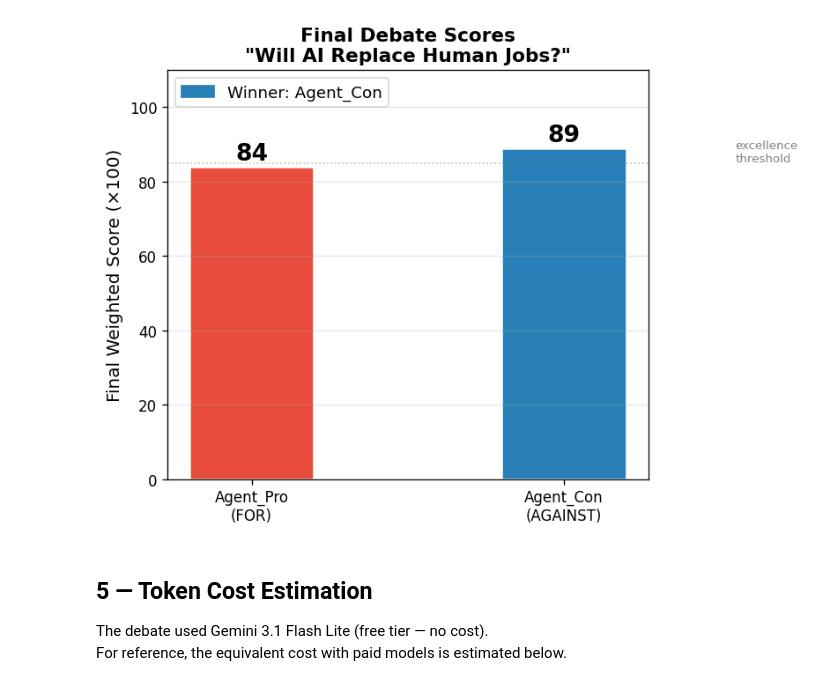
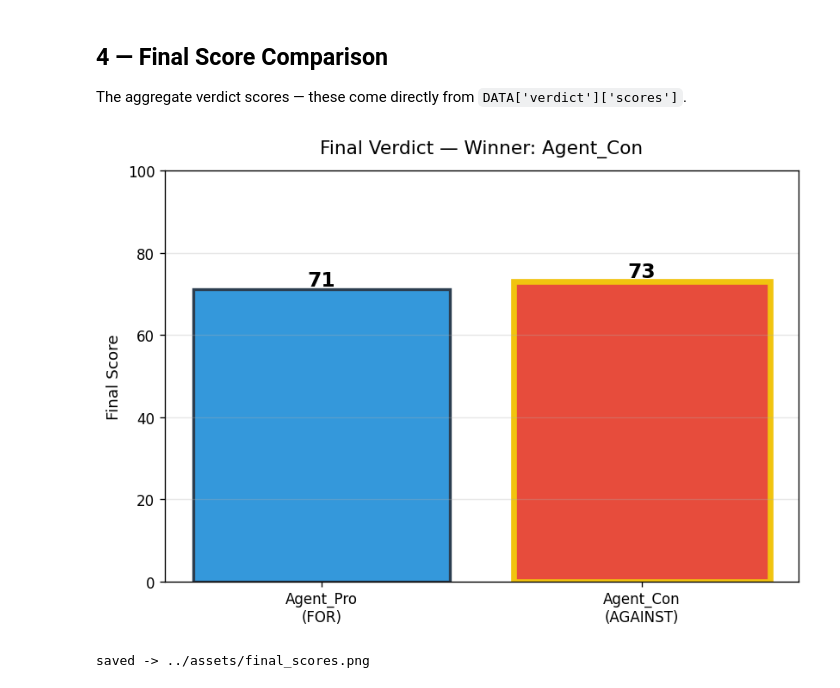
Before and after one commit to ndvp39/Agents_Debate, a Jupyter notebook: notebooks/debate_analysis.ipynb, the cells around one changed output. Saved outputs shown, nothing was run; the diff lists cells and outputs as text; code cells hidden in the pictures.

```diff
--- a/notebooks/debate_analysis.ipynb
+++ b/notebooks/debate_analysis.ipynb
@@ -13,11 +14,17 @@ Dimension averages from LLM verdict: Logic 0.85/0.90, Citation 0.80/0.87, Rhetor
 # %%
+import json
+import re
+from pathlib import Path
+
 import matplotlib.pyplot as plt
-import matplotlib.patches as mpatches
 import numpy as np
 import pandas as pd
 
 plt.rcParams['figure.dpi'] = 120
 plt.rcParams['font.family'] = 'DejaVu Sans'
 
-print('Libraries loaded.')
+ASSETS = Path('..') / 'assets'
+ASSETS.mkdir(parents=True, exist_ok=True)
+DATA = json.loads((Path('..') / 'results' / 'debate_2026-05-28_1800.json').read_text(encoding='utf-8'))
+print(f"Loaded {len(DATA['transcript'])} transcript messages; winner: {DATA['verdict']['winner']}")
 # %% [output]
@@ -142,33 +180,35 @@ plt.show()
+# %% [markdown]
+## 4 — Final Score Comparison
+
+The aggregate verdict scores — these come directly from `DATA['verdict']['scores']`.
 # %%
+final_pro = verdict['scores']['Agent_Pro']
+final_con = verdict['scores']['Agent_Con']
+winner = verdict['winner']
+
 fig, ax = plt.subplots(figsize=(7, 5))
+agents = ['Agent_Pro\n(FOR)', 'Agent_Con\n(AGAINST)']
+finals = [final_pro, final_con]
+colors = ['#3498DB', '#E74C3C']
+bars = ax.bar(agents, finals, color=colors, edgecolor='#2C3E50', linewidth=2)
 
-agents = ['Agent_Pro\n(FOR)', 'Agent_Con\n(AGAINST)']
-finals = [round(np.mean(pro_weighted) * 100), round(np.mean(con_weighted) * 100)]
-colors = ['#E74C3C', '#2980B9']
+winner_idx = 0 if winner == 'Agent_Pro' else 1
+bars[winner_idx].set_edgecolor('#F1C40F')
+bars[winner_idx].set_linewidth(4)
 
-bars = ax.bar(agents, finals, color=colors, width=0.4, edgecolor='white', linewidth=1.5)
 for bar, val in zip(bars, finals):
-    ax.text(bar.get_x() + bar.get_width() / 2, bar.get_height() + 0.5,
-            str(val), ha='center', va='bottom', fontsize=16, fontweight='bold')
+    ax.text(bar.get_x() + bar.get_width() / 2, val + 1, f'{val}',
+            ha='center', fontsize=14, fontweight='bold')
 
-ax.set_ylim(0, 110)
-ax.set_ylabel('Final Weighted Score (×100)', fontsize=12)
-ax.set_title('Final Debate Scores\n"Will AI Replace Human Jobs?"',
-             fontsize=13, fontweight='bold')
-ax.axhline(y=85, color='gray', linestyle=':', alpha=0.5, linewidth=1)
-ax.text(1.55, 85.5, 'excellence\nthreshold', fontsize=8, color='gray')
-ax.grid(True, axis='y', alpha=0.3)
-
-winner_patch = mpatches.Patch(color='#2980B9', label='Winner: Agent_Con')
-ax.legend(handles=[winner_patch], fontsize=11, loc='upper left')
+ax.set_ylim(0, 100)
+ax.set_ylabel('Final Score', fontsize=11)
+ax.set_title(f'Final Verdict — Winner: {winner}', fontsize=13, pad=12)
+ax.grid(True, alpha=0.3, axis='y')
 
 plt.tight_layout()
-plt.savefig('../assets/final_scores.png', dpi=150, bbox_inches='tight')
+plt.savefig(ASSETS / 'final_scores.png', dpi=150, bbox_inches='tight')
 plt.show()
+print(f"saved -> {ASSETS / 'final_scores.png'}")
 # %% [output]
-[figure, old version]
+[figure, new version]
+saved -> ../assets/final_scores.png
-# %% [markdown]
-## 5 — Token Cost Estimation
-
-The debate used Gemini 3.1 Flash Lite (free tier — no cost).
-For reference, the equivalent cost with paid models is estimated below.
```
Also changed, not shown: parts of 25 cells of this notebook, 6 other files.
